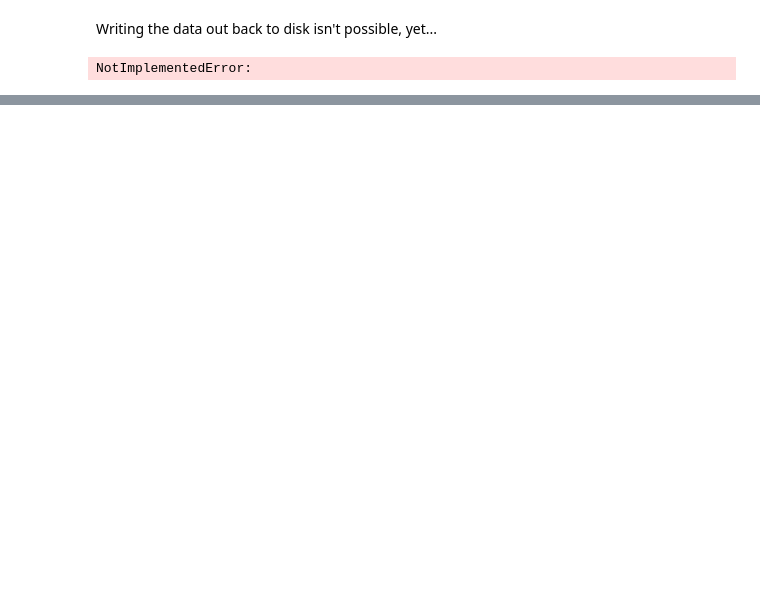
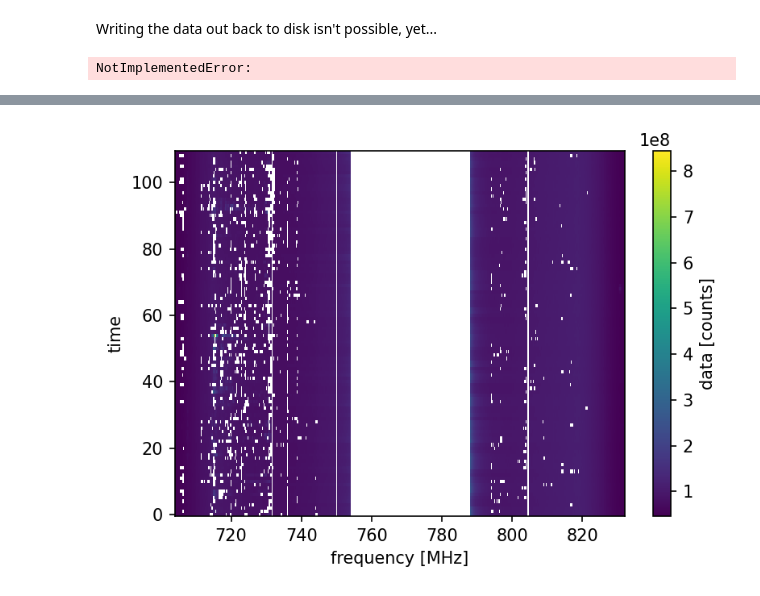
Before and after one commit to AlecThomson/sdhdf_tools, a Jupyter notebook: python/examples/demo.ipynb, the cells around one changed output, grey strips where cells are left out. Cells and saved outputs as stored; diff of their text form; code cells hidden in the pictures; blank space fills up the shorter version.

```diff
--- a/python/examples/demo.ipynb
+++ b/python/examples/demo.ipynb
@@ -132,0 +162,4 @@ NotImplementedError:
+# %%
+ax = data.plot_waterfall(beam=0, subband=0, polarization=0, flag=True)
+# %% [output]
+[figure, added]
```
Also changed, not shown: parts of 14 cells of this notebook.
